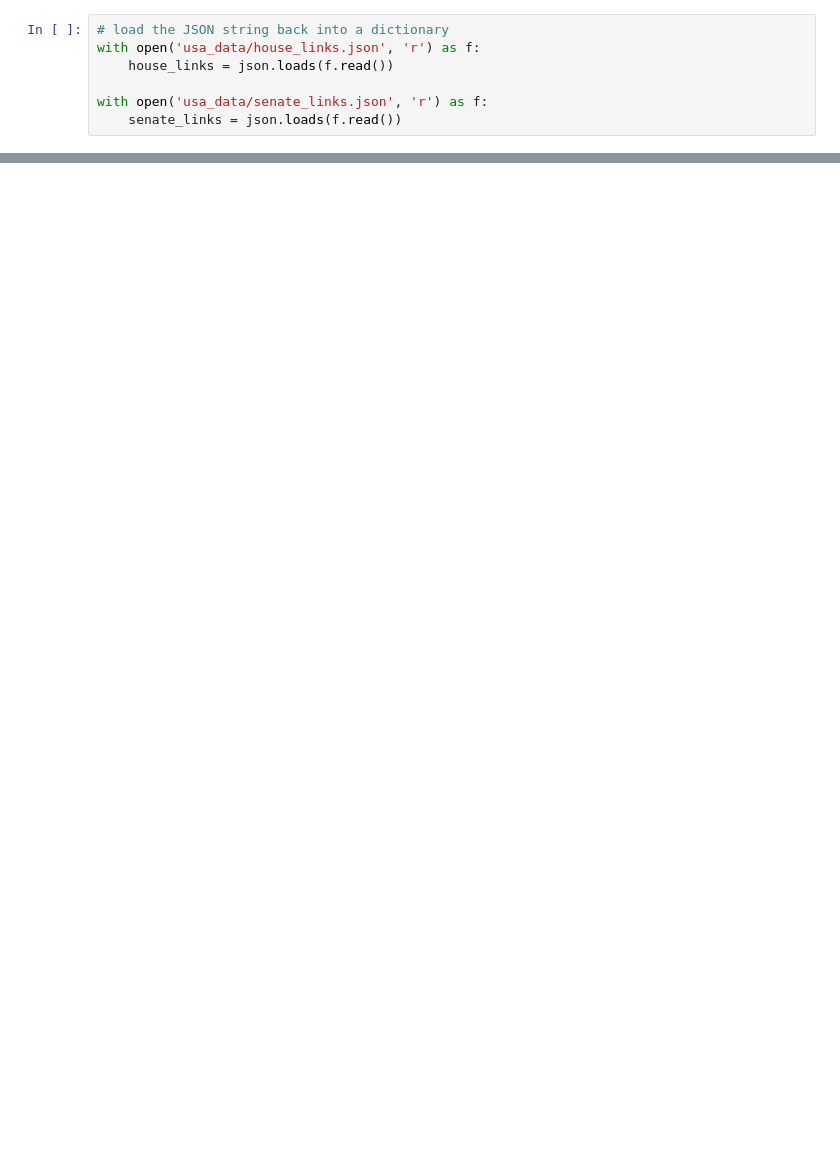
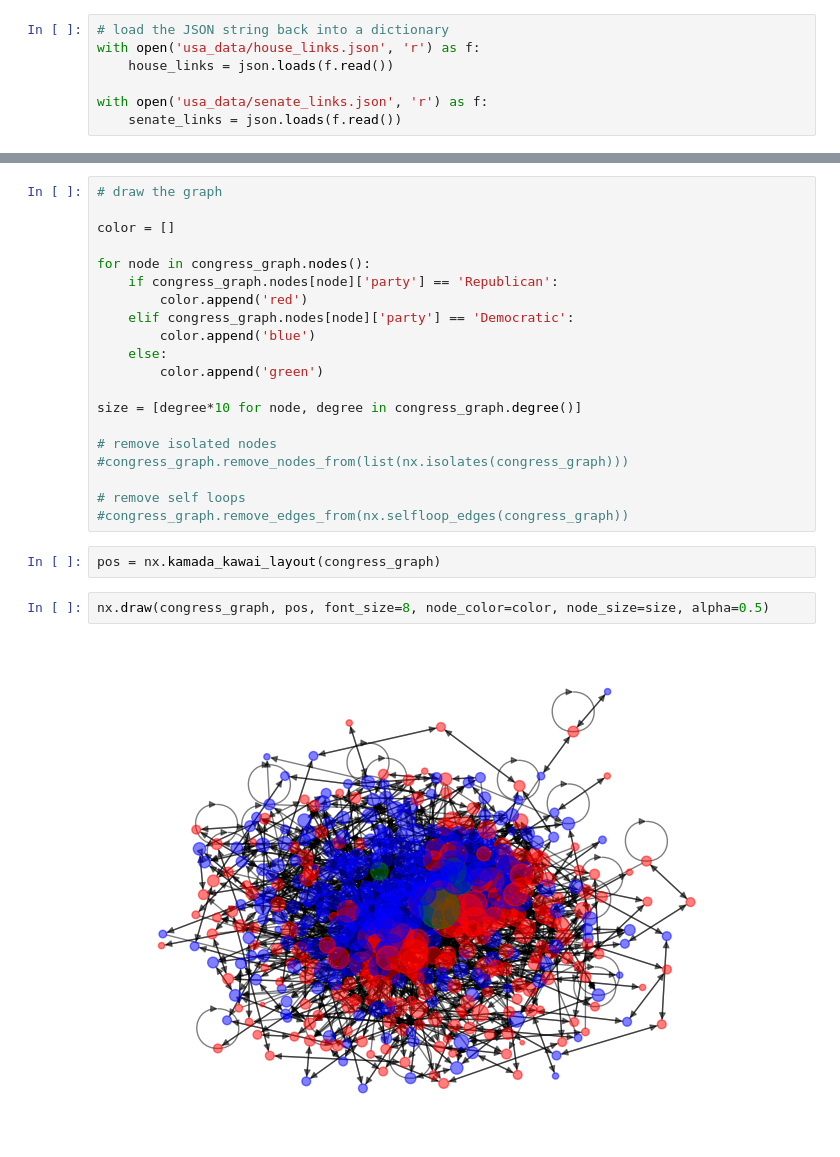
Before and after one commit to s185231/02805_SocialGraphs, a Jupyter notebook: project_assigment_B.ipynb, the cells around one changed output, grey strips where cells are left out. Saved outputs shown, nothing was run; the diff lists cells and outputs as text; blank space fills up the shorter version.

```diff
--- a/project_assigment_B.ipynb
+++ b/project_assigment_B.ipynb
@@ -136,0 +170,26 @@ for i in range(5):
+# %%
+# draw the graph
+
+color = []
+
+for node in congress_graph.nodes():
+    if congress_graph.nodes[node]['party'] == 'Republican':
+        color.append('red')
+    elif congress_graph.nodes[node]['party'] == 'Democratic':
+        color.append('blue')
+    else:
+        color.append('green')
+
+size = [degree*10 for node, degree in congress_graph.degree()]
+
+# remove isolated nodes
+#congress_graph.remove_nodes_from(list(nx.isolates(congress_graph)))
+
+# remove self loops
+#congress_graph.remove_edges_from(nx.selfloop_edges(congress_graph))
+# %%
+pos = nx.kamada_kawai_layout(congress_graph)
+# %%
+nx.draw(congress_graph, pos, font_size=8, node_color=color, node_size=size, alpha=0.5)
+# %% [output]
+[figure, added]
```
Also changed, not shown: parts of 13 cells of this notebook, 1 other file.
